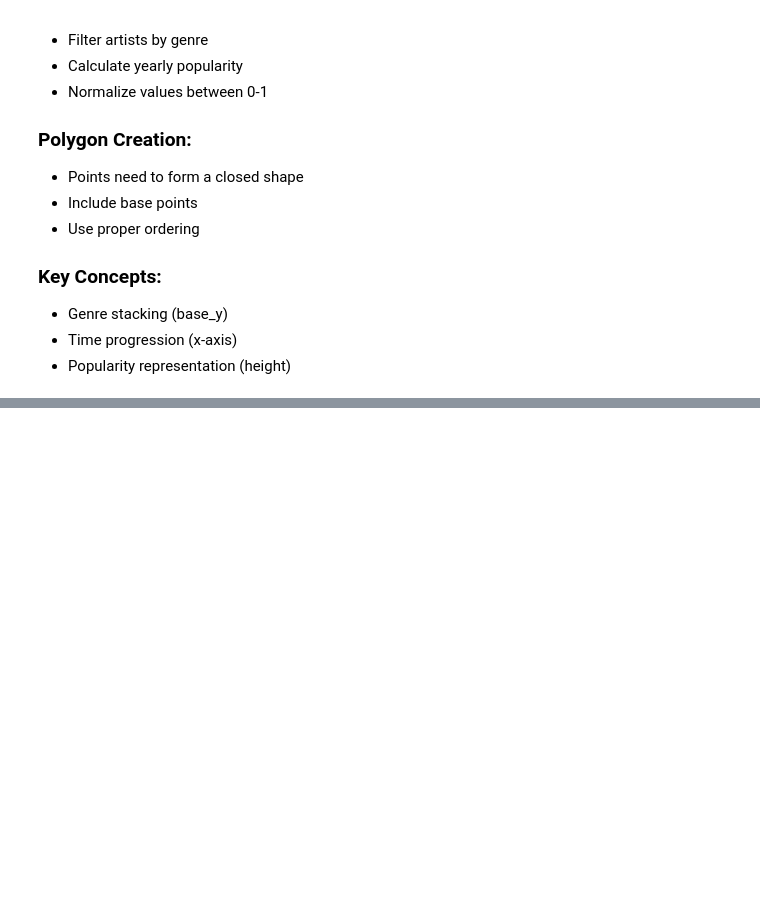
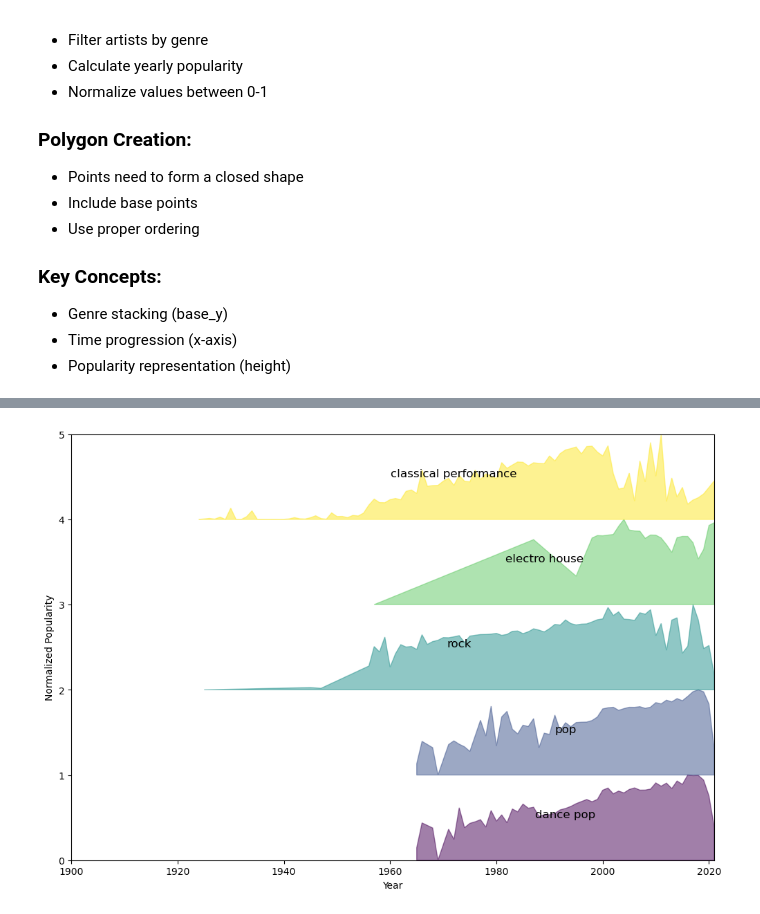
Before and after one commit to linksequel/cs5481-data, a Jupyter notebook: assign/ass2/w34-personal.ipynb, the cells around one changed output, grey strips where cells are left out. Drawn from its saved outputs; the diff is of its cells as text; code cells hidden in the pictures; blank space fills up the shorter version.

```diff
--- a/assign/ass2/w34-personal.ipynb
+++ b/assign/ass2/w34-personal.ipynb
@@ -378,46 +440,81 @@ corr_fig = plot_correlation_analysis(cleaned_tracks)
 - Time progression (x-axis)
 - Popularity representation (height)
 # %%
+def is_genre_track(artist_ids, genre_artist_ids):
+    # 检查曲目的艺术家列表中是否有艺术家属于当前流派
+    return any(artist_id in genre_artist_ids for artist_id in artist_ids)
+
 def visualize_genre_evolution(tracks_df, artists_df):
     # Convert genres and dates
-    artists_df['genres'] = artists_df['genres'].apply(ast.literal_eval)
-    tracks_df['year'] = pd.to_datetime(tracks_df['release_date']).dt.year
+    artists_df['genres_list'] = artists_df['genres'].apply(eval)
+    artists_df = artists_df[artists_df['genres_list'].apply(lambda x: len(x) > 0)]
+    tracks_df['year'] = pd.to_datetime(tracks_df['release_date'], format='mixed').dt.year
+    # Create a dictionary to count genres
+    genre_count = {}
+    for genres in artists_df['genres_list']:
+        for genre in genres:
+            genre_count[genre] = genre_count.get(genre, 0) + 1
 
-    # TODO: Create a dictionary to count genres
-    genre_count = {}
+    # Get top 5 genres
+    top_genres = sorted(genre_count, key=genre_count.get, reverse=True)[:5]
 
-    # TODO: Get top 5 genres
-
-    top_genres = ...
-
+    print(top_genres)
     # Create plot
     fig, ax = plt.subplots(figsize=(12, 8))
-    # Create color scheme
     colors = plt.cm.viridis(np.linspace(0, 1, len(top_genres)))
 
+    # Initialize scaler for normalization
+    scaler = MinMaxScaler()
     base_y = 0
     for idx, genre in enumerate(top_genres):
-        # TODO: Get artists for this genre
-        genre_artists = ...
+        #1. 过滤出特定gentres对应的artist
+        genre_artists = artists_df[artists_df['genres_list'].apply(lambda x: genre in x)]
+        print("genre_artists len:",len(genre_artists))
+    #2. 根据1中特定的artist 过滤出tracks
+        # 2.1 转换艺术家ID列表,id_artists是字符串类型的列表，需要转换为列表类型
+        tracks_df['id_artists_list'] = tracks_df['id_artists'].apply(eval)
+        # 2.2 根据当前流派曲目对应-艺术家列表-筛选出这些流派的曲目，
+        # (gentre, atristids) x (atristid, track_id)-> (gentre, track_id)
+        genre_tracks = tracks_df[
+            tracks_df['id_artists_list'].apply(
+                lambda x: is_genre_track(x, genre_artists['id'].values)
+            )
+        ]
+        print("numbers of tracks realted to current genre:", len(genre_tracks))
+    #3. 计算2中的tracks的popularity的平均值
+        genre_by_year = genre_tracks.groupby('year')['popularity'].mean().to_dict()
 
-        # TODO: Calculate popularity by year
-        genre_by_year = {}
+        # Skip if no data
+        if not genre_by_year:
+            print("This gentre relate to empty tracks, somthing went wrong!")
+            continue
+    #4. 对3中的popularity进行归一化处理
+    #5. 绘制多边形
+    #6. 绘制标签
+        # Normalize values between 0-1
+        years = list(genre_by_year.keys())
+        popularity = np.array(list(genre_by_year.values())).reshape(-1, 1)
+        normalized_popularity = scaler.fit_transform(popularity).flatten()
 
-        # TODO: Create polygon points
-        points = ...
+        # Create polygon points
+        points = list(zip(years, normalized_popularity + base_y))
+        points = [(years[0], base_y)] + points + [(years[-1], base_y)]
 
-        # TODO: Add polygon to plot
+        # Add polygon to plot
+        polygon = plt.Polygon(points, color=colors[idx], alpha=0.5)
+        ax.add_patch(polygon)
 
         # Add label
-        mid_year = ...
-        ax.text(...)
+        mid_year = (years[0] + years[-1]) // 2
+        ax.text(mid_year, base_y + 0.5, genre, fontsize=12, ha='center')
 
         base_y += 1
 
-        # Set plot properties
-    ax.set_xlim(...)
-    ax.set_ylim(...)
+    # Set plot properties
+    ax.set_xlim(min(tracks_df['year']), max(tracks_df['year']))
+    ax.set_ylim(0, len(top_genres))
     plt.xlabel('Year')
+    plt.ylabel('Normalized Popularity')
     return fig
 
 # Create visualization
@@ -430,0 +535 @@ ValueError: time data "1922" doesn't match format "%Y-%m-%d", at position 3. You
+[figure, added]
```
Also changed, not shown: parts of 7 cells of this notebook, 4 other files.
